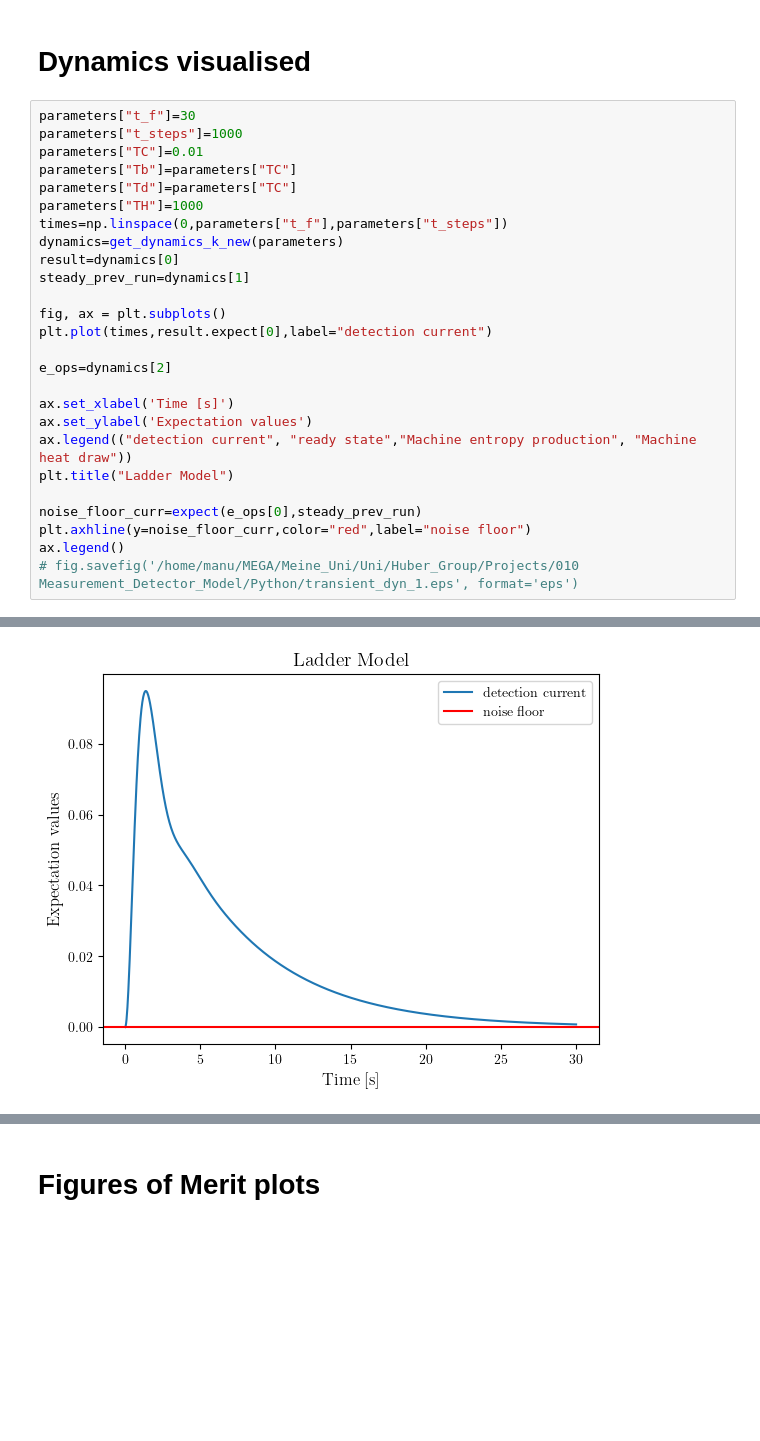
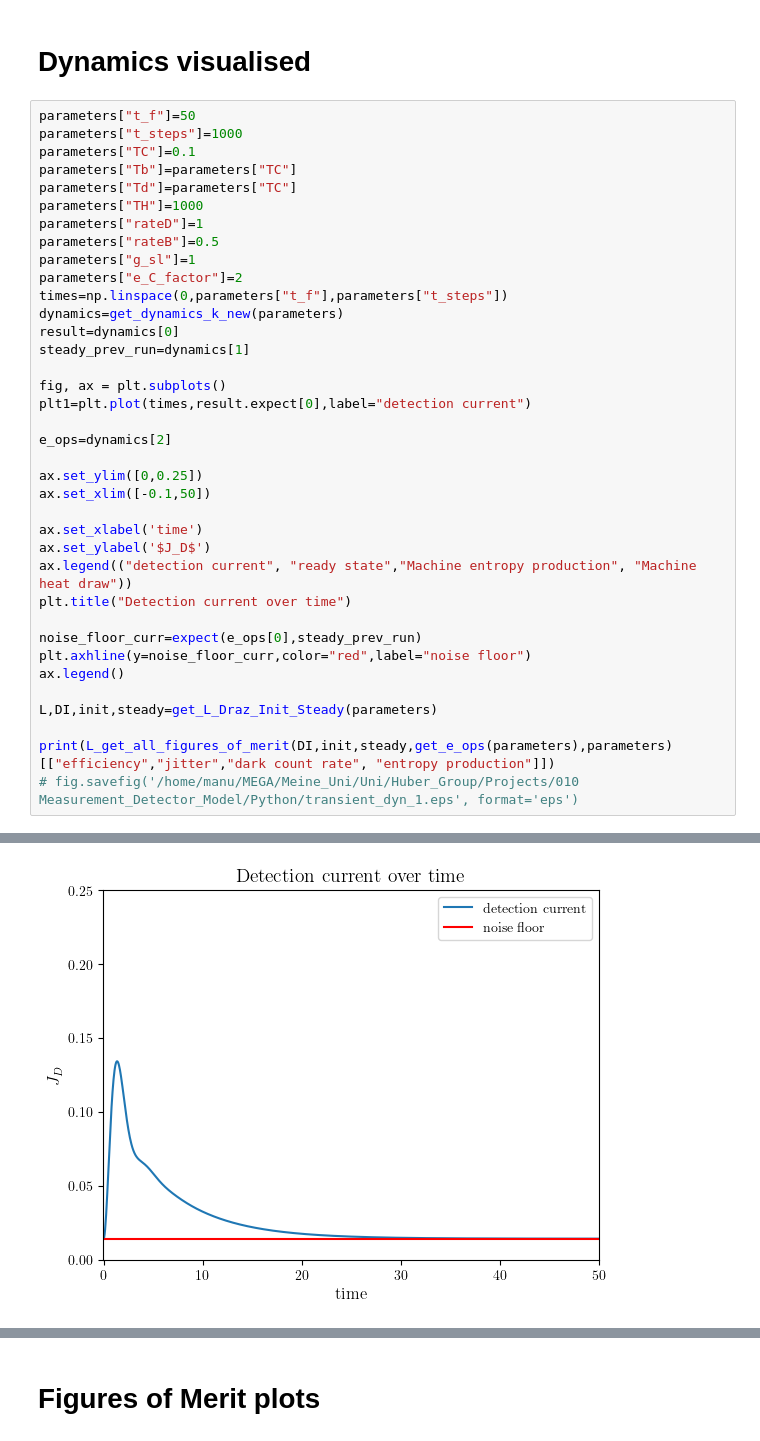
Before and after one commit to Emanuel-Schwarzhans/Quantum-detectors-as-autonomous-machines-assessing-the-thermodynamics-of-information-acquisit-co, a Jupyter notebook: thermal_single_photon_activation_amplification.ipynb, the cells around one changed output, grey strips where cells are left out. Cells and saved outputs as stored; diff of their text form; blank space fills up the shorter version.

```diff
--- a/thermal_single_photon_activation_amplification.ipynb
+++ b/thermal_single_photon_activation_amplification.ipynb
@@ -109,29 +113,40 @@ k = parameters["k"]
 # %% [markdown]
 # Dynamics visualised
 # %%
-parameters["t_f"]=30
+parameters["t_f"]=50
 parameters["t_steps"]=1000
-parameters["TC"]=0.01
+parameters["TC"]=0.1
 parameters["Tb"]=parameters["TC"]
 parameters["Td"]=parameters["TC"]
 parameters["TH"]=1000
+parameters["rateD"]=1
+parameters["rateB"]=0.5
+parameters["g_sl"]=1
+parameters["e_C_factor"]=2
 times=np.linspace(0,parameters["t_f"],parameters["t_steps"])
 dynamics=get_dynamics_k_new(parameters)
 result=dynamics[0]
 steady_prev_run=dynamics[1]
 
 fig, ax = plt.subplots()
-plt.plot(times,result.expect[0],label="detection current")
+plt1=plt.plot(times,result.expect[0],label="detection current")
 
 e_ops=dynamics[2]
 
-ax.set_xlabel('Time [s]')
-ax.set_ylabel('Expectation values')
+ax.set_ylim([0,0.25])
+ax.set_xlim([-0.1,50])
+
+ax.set_xlabel('time')
+ax.set_ylabel('$J_D$')
 ax.legend(("detection current", "ready state","Machine entropy production", "Machine heat draw"))
-plt.title("Ladder Model")
+plt.title("Detection current over time")
 
 noise_floor_curr=expect(e_ops[0],steady_prev_run)
 plt.axhline(y=noise_floor_curr,color="red",label="noise floor")
 ax.legend()
+
+L,DI,init,steady=get_L_Draz_Init_Steady(parameters)
+
+print(L_get_all_figures_of_merit(DI,init,steady,get_e_ops(parameters),parameters)[["efficiency","jitter","dark count rate", "entropy production"]])
 # fig.savefig('/home/manu/MEGA/Meine_Uni/Uni/Huber_Group/Projects/010 Measurement_Detector_Model/Python/transient_dyn_1.eps', format='eps')
 # %% [output]
@@ -139 +155 @@ ax.legend()
-[figure, old version]
+[figure, new version]
```
Also changed, not shown: parts of 16 cells of this notebook, 2 other files.
